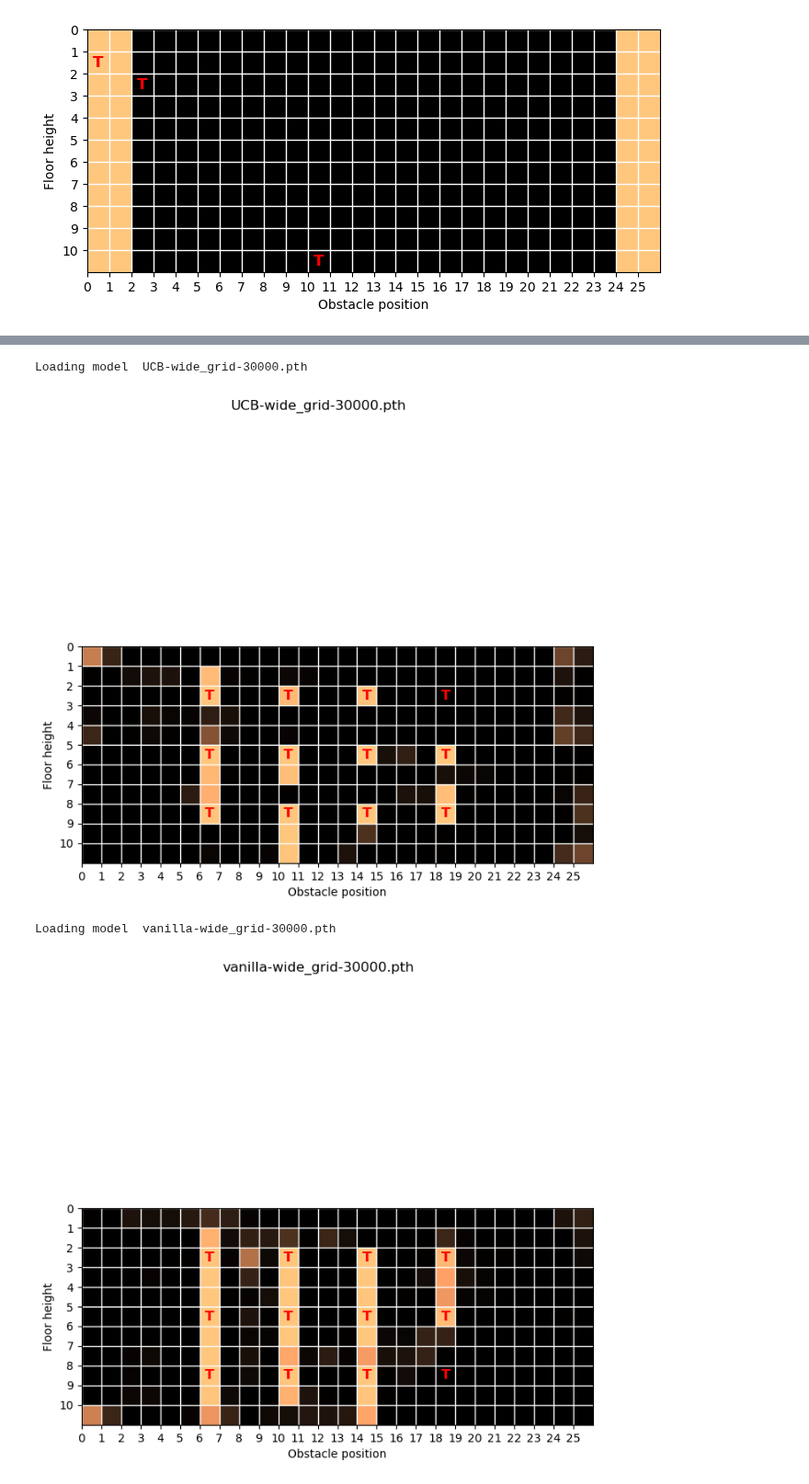
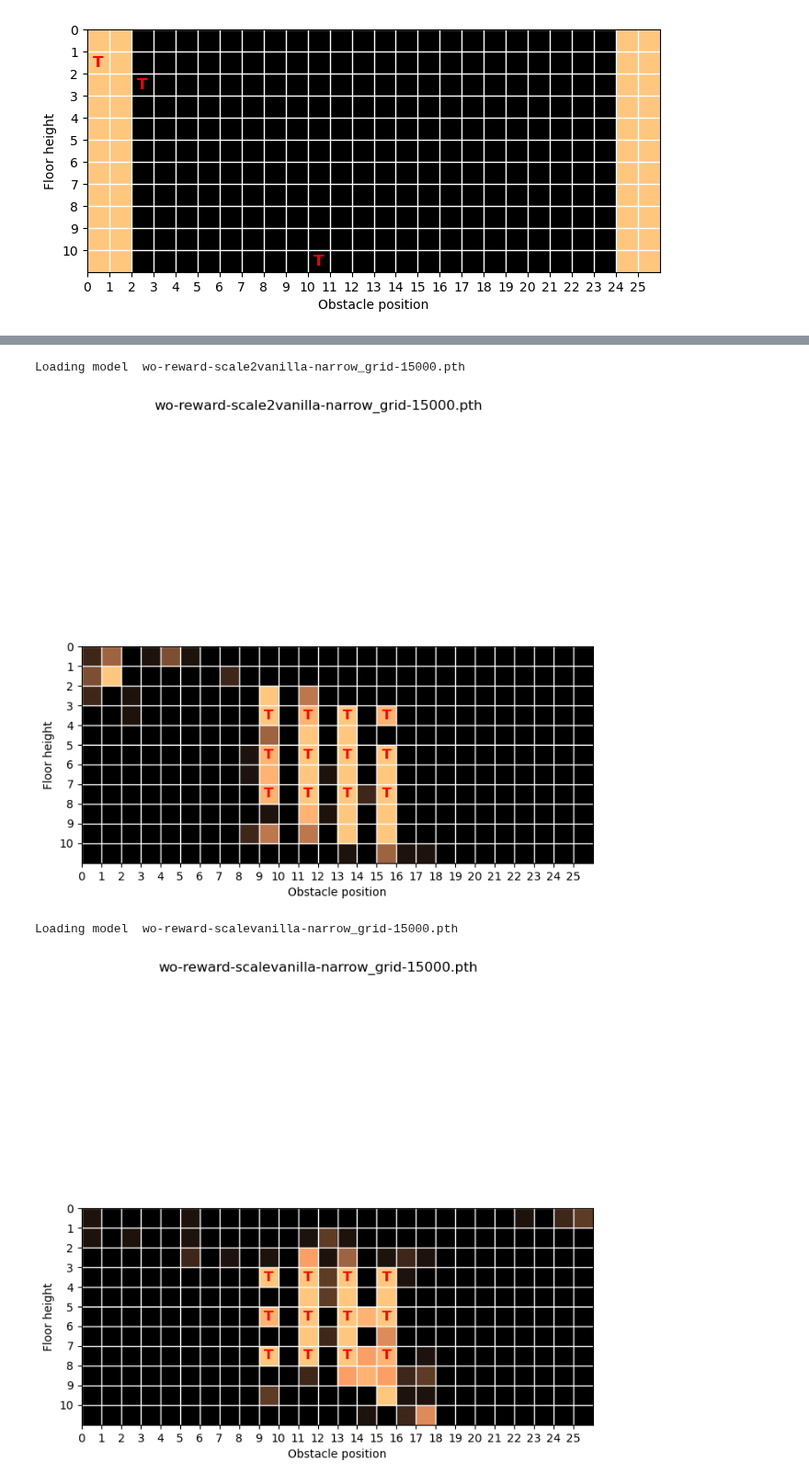
Before and after one commit to manusimidt/jku_practical_work, a Jupyter notebook: visualize_configuration.ipynb, the cells around one changed output, grey strips where cells are left out. Shown at 92% size. Cells and saved outputs as stored; diff of their text form; code cells hidden in the pictures.

```diff
--- a/visualize_configuration.ipynb
+++ b/visualize_configuration.ipynb
@@ -74,8 +74,8 @@ def map_conf_to_index(confs:list)->list:
         res.append((x[0], y[0]))
     return res
 # %%
-render = True
-folder_name: str = './ckpts/narrow/'
+render = False
+folder_name: str = './best-ckpts/test/'
 
 def play_episode(model: PPO, env: VanillaEnv)->bool:
     """
@@ -109,9 +109,9 @@ for conf_name in os.listdir(folder_name):
             train_info = model.load(folder_name + conf_name)
 
 
-            for _ in range(100):
+            for _ in range(10):
                 is_solved = play_episode(model, env)
-                if is_solved: grid[obs_pos_idx][floor_height_idx] += 0.01
+                if is_solved: grid[obs_pos_idx][floor_height_idx] += 0.1
 
     fig = plot_evaluation_grid(grid, map_conf_to_index(train_info['conf']))
     fig.suptitle(conf_name)
@@ -122,4 +122,4 @@ Loading model  random-wide_grid-30000.pth
-Loading model  UCB-wide_grid-30000.pth
+Loading model  wo-reward-scale2vanilla-narrow_grid-15000.pth
-[figure, old version]
+[figure, new version]
-Loading model  vanilla-wide_grid-30000.pth
+Loading model  wo-reward-scalevanilla-narrow_grid-15000.pth
-[figure, old version]
+[figure, new version]
```
Also changed, not shown: parts of 1 cell of this notebook, 3 other files.
